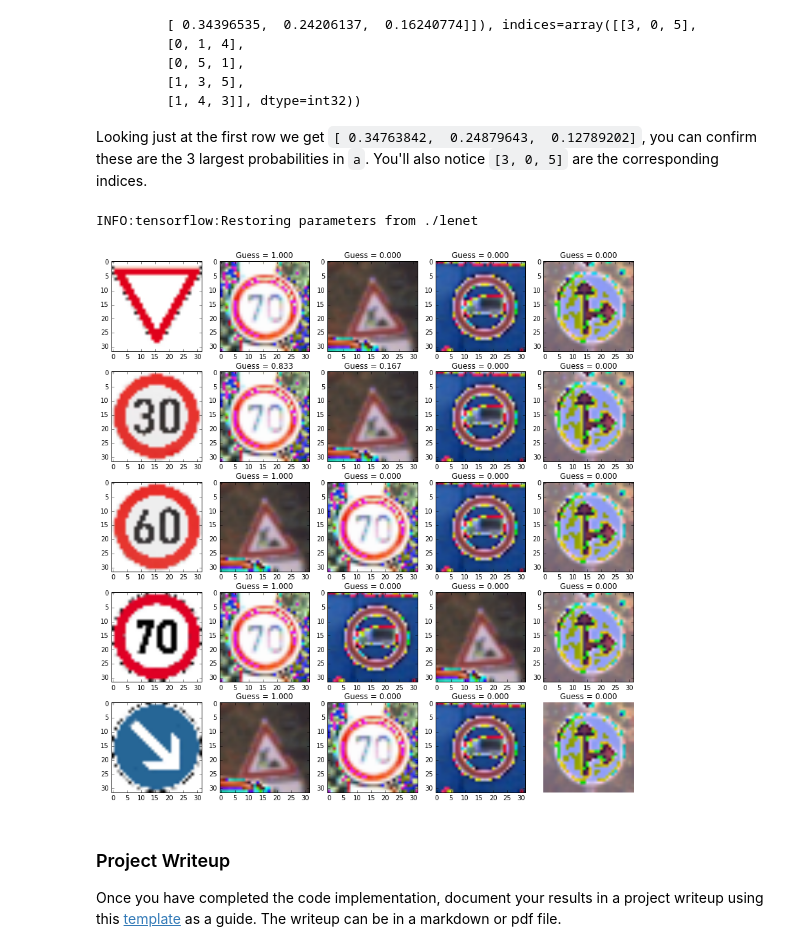
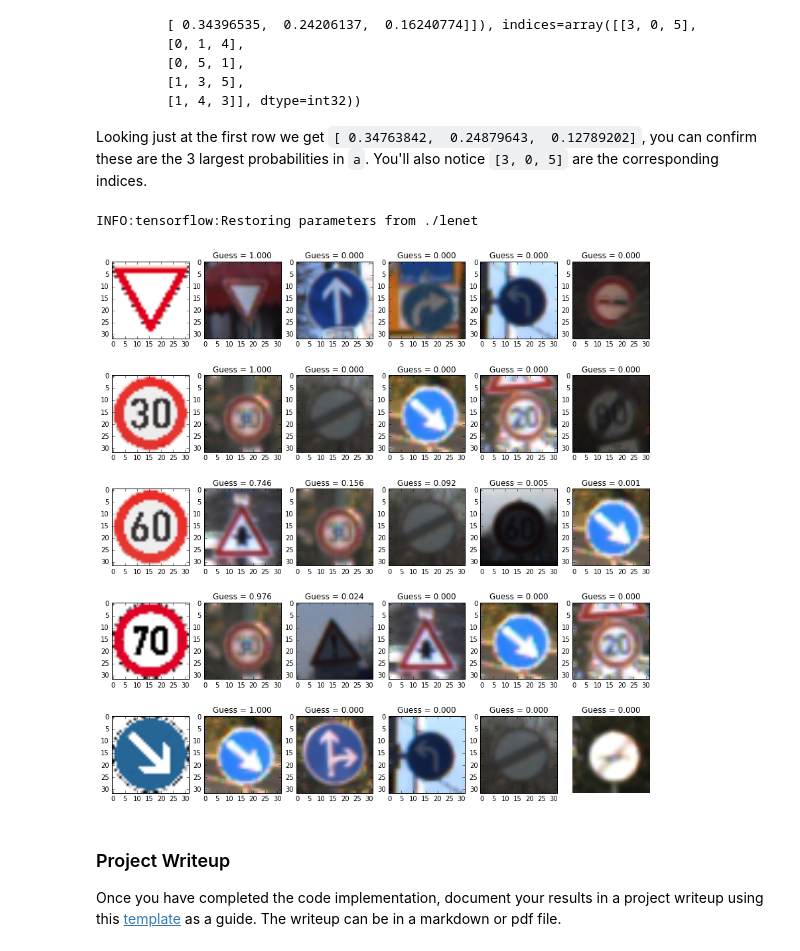
Before and after one commit to ZeipsCode/CarND-Traffic-Sign-Classifier-Project, a Jupyter notebook: Traffic_Sign_Classifier.ipynb, the cells around one changed output. Cells and saved outputs as stored; diff of their text form; code cells hidden in the pictures.

```diff
--- a/Traffic_Sign_Classifier.ipynb
+++ b/Traffic_Sign_Classifier.ipynb
@@ -436,29 +406,19 @@ import numpy as np
 
 save_file = './lenet'
 
-
 labels = np.array([13, 1, 3, 4, 38])
-#saver = tf.train.Saver()
 
 print(np.shape(labels))
 print(np.shape(test_pics))
 
-# Launch the graph
+# relaunch the session and evaluate performance on test set
 with tf.Session() as sess:
     sess.run(tf.global_variables_initializer())
     saver.restore(sess, "./lenet")
-    test_accuracy = evaluate(X_test, y_test)
-    #test_accuracy = evaluate(test_pics, labels)
+    test_accuracy = evaluate(test_pics, labels)
+
 
 print("Test Accuracy = {:.3f}".format(test_accuracy))
-
-
-#print(predicted_classes)
-#print("shape ", np.shape(test_accuracy))
-
-
-#for i in range( np.size(test_accuracy)):
-#    print('Image', i, 'probabilities:', test_accuracy[i], '\n and predicted classes:', test_accuracy[i])
 # %% [output]
 (5,)
 (5, 32, 32, 3)
@@ -577,34 +501,30 @@ Looking just at the first row we get `[ 0.34763842,  0.24879643,  0.12789202]`,
 # %%
 ### Print out the top five softmax probabilities for the predictions on the German traffic sign images found on the web.
 ### Feel free to use as many code cells as needed.
 
 
-logits = LeNet(x)
-test_logits = tf.nn.softmax(logits)
-TopKV2 = tf.nn.top_k(test_logits, k=4)
-#saver = tf.train.Saver()
 ### Run the session
+
 with tf.Session() as sess:
     sess.run(tf.global_variables_initializer())
     saver.restore(sess, "./lenet")
-
+    sess.run(softmax_logits, feed_dict={x: test_pics})
     top_prop = sess.run(TopKV2, feed_dict={x: test_pics})
 
     ###Show images
-    fig, ax = plt.subplots(5,5)
+    fig, ax = plt.subplots(5,6)
     fig.subplots_adjust(right=2, top=3)
     for i in range(5):
-        ax[i,0].imshow(test_img[i])
-
-        for j in range(4):
+        ax[i,0].imshow(test_pics[i])
+        for j in range(5):
             ax[i,j+1].set_title("Guess = {:.3f}".format(top_prop[0][i][j]))
             ax[i,j+1].imshow(X_Validation[np.argwhere(y_Validation == top_prop[1][i][j])[0]].squeeze())
 
     plt.axis('off')
     plt.savefig("./examples/prediction.png")
 # %% [output]
 INFO:tensorflow:Restoring parameters from ./lenet
-[figure, old version]
+[figure, new version]
 # %% [markdown]
 ### Project Writeup
 
```
Also changed, not shown: parts of 5 cells of this notebook, 1 other file.
